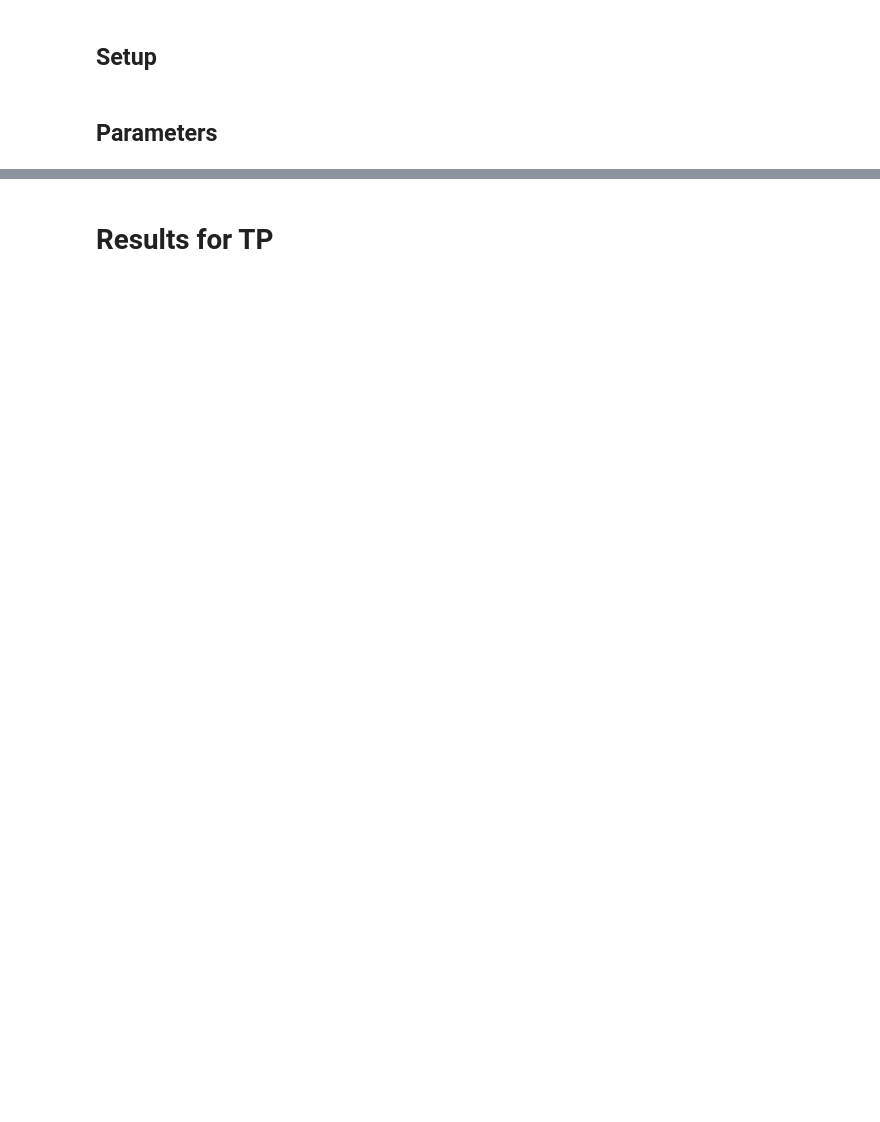
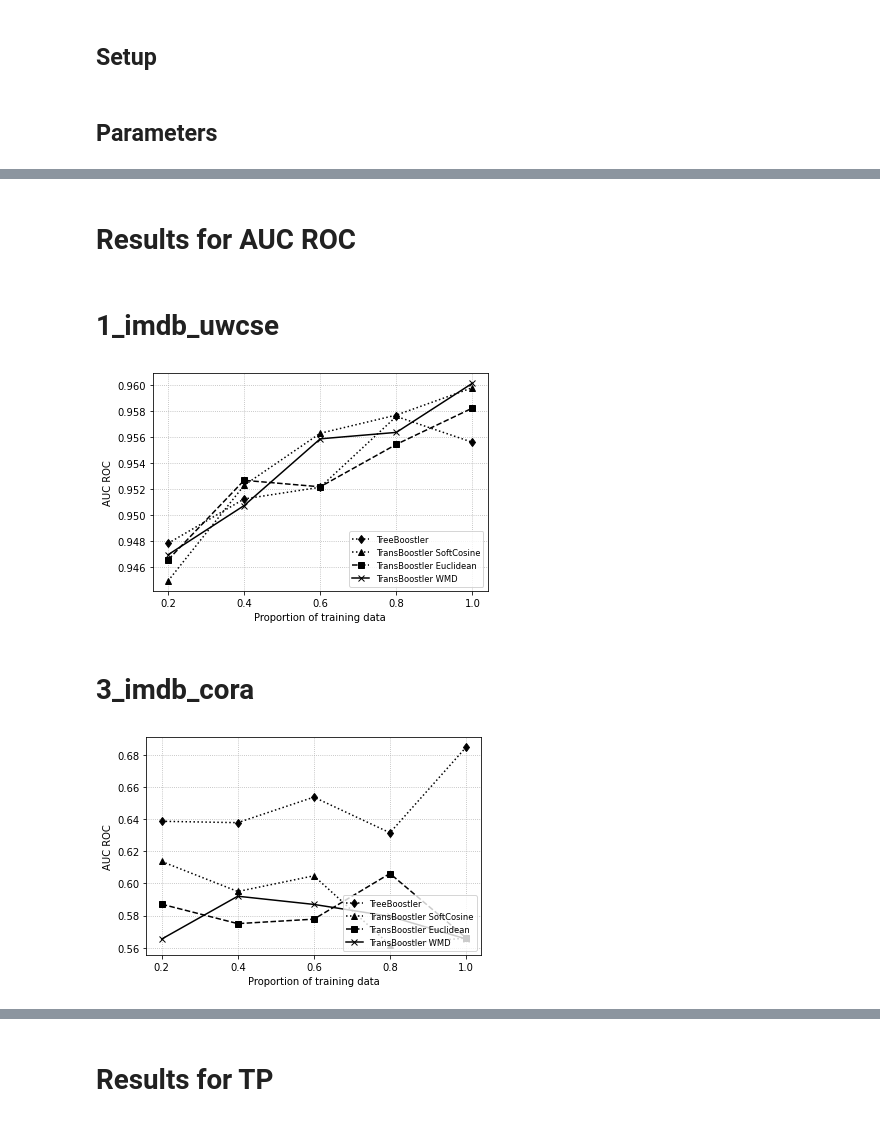
Before and after one commit to MeLLL-UFF/TransBoostler, a Jupyter notebook: results_curve.ipynb, the cells around one changed output, grey strips where cells are left out. Drawn from its saved outputs; the diff is of its cells as text; code cells hidden in the pictures; blank space fills up the shorter version.

```diff
--- a/results_curve.ipynb
+++ b/results_curve.ipynb
@@ -29,0 +117,80 @@ experiments = [
+# %%
+def load_data(experiments, metric, treeboostler=False):
+    data = {}
+    for item in experiments:
+        experiment_title = item['id'] + '_' + item['source'] + '_' + item['target']
+
+        if(treeboostler):
+            file_path = os.path.split(os.getcwd())[0] + '/TreeBoostler/experiments-learning-curve/' + experiment_title + '/' + experiment_title + '.json'
+        else:
+            file_path = os.getcwd() + '/experiments-k-1-curves/' + experiment_title + '/' + experiment_title + '_fasttext_{}.json'.format(metric)
+
+        #if(os.path.isfile(file_path)):
+        with open(file_path, 'r') as fp:
+            results = json.load(fp)
+
+            data[experiment_title] = results
+    return data
+# %%
+data_softcosine = load_data(experiments, 'softcosine')
+data_euclidean = load_data(experiments, 'euclidean')
+data_wmd = load_data(experiments, 'wmd')
+
+treeboostler_data = load_data(experiments, '', True)
+
+for metric in ['AUC ROC', 'AUC PR']:
+    display(Markdown('# Results for ' + metric))
+    table = []
+    for j in range(len(experiments)):
+        dataset = experiments[j]['id'] + '_' + experiments[j]['source'] + '_' + experiments[j]['target']
+        if dataset in treeboostler_data:
+            display(Markdown('# ' + dataset))
+            softcosine = []
+            cosine = []
+            euclidean = []
+            wmd = []
+            relax_wmd = []
+            tree = []
+            rdn_b_p = []
+            for amount in [0.2, 0.4, 0.6, 0.8, 1.0]:
+                mapping_time = ''
+
+                treeboostler = np.array([(np.array([item['transfer_'+str(amount)][metric] for item in sublist])).mean() for sublist in treeboostler_data[str(dataset)]])
+                transfer_softcosine = np.array([(np.array([item['transfer_'+str(amount)][metric] for item in sublist])).mean() for sublist in data_softcosine[str(dataset)]])
+                #transfer_cosine = np.array(data[dataset]['cosine'][str(amount)][metric])
+                transfer_euclidean = np.array([(np.array([item['transfer_'+str(amount)][metric] for item in sublist])).mean() for sublist in data_euclidean[str(dataset)]])
+                transfer_wmd = np.array([(np.array([item['transfer_'+str(amount)][metric] for item in sublist])).mean() for sublist in data_wmd[str(dataset)]])
+                #transfer_relax_wmd = np.array(data[dataset]['relax-wmd'][str(amount)][metric])
+
+                tree.append(treeboostler.mean())
+                softcosine.append(transfer_softcosine.mean())
+                #cosine.append(transfer_cosine.mean())
+                euclidean.append(transfer_euclidean.mean())
+                wmd.append(transfer_wmd.mean())
+                #relax_wmd.append(transfer_relax_wmd.mean())
+                #rdn_p.append(scratch_rdn.mean())
+
+            t = [0.2, 0.4, 0.6, 0.8, 1.0]
+            fig, ax = plt.subplots()
+            ax.plot(t, tree, 'd-', linestyle='dotted', color='k', label='TreeBoostler')
+            ax.plot(t, softcosine, '^-', linestyle=':', color='k', label='TransBoostler SoftCosine')
+            #ax.plot(t, cosine, 'D-', linestyle='-.', color='g', label='TransBoostler Cosine')
+            ax.plot(t, euclidean, 's-', linestyle='--', color='k', label='TransBoostler Euclidean')
+            ax.plot(t, wmd, 'x-', linestyle='-', color='k', label='TransBoostler WMD')
+            #ax.plot(t, relax_wmd, 'x-', linestyle='-', color='k', label='TransBoostler Relax-WMD')
+
+            ax.set(xlabel='Proportion of training data', ylabel=metric)
+            ax.grid(linestyle = ':')
+            ax.legend(loc='lower right', fontsize='small', frameon=True)
+            plt.xticks(t,t)
+            plt.show()
+
+            if not os.path.exists('learning_curve_figures'):
+                os.makedirs('learning_curve_figures')
+            fig.savefig("learning_curve_figures/{}_{}.pdf".format(dataset, metric), bbox_inches='tight')
+# %% [output]
+# Results for AUC ROC
+# 1_imdb_uwcse
+[figure, added]
+# 3_imdb_cora
+[figure, added]
```
Also changed, not shown: parts of 12 cells of this notebook.
